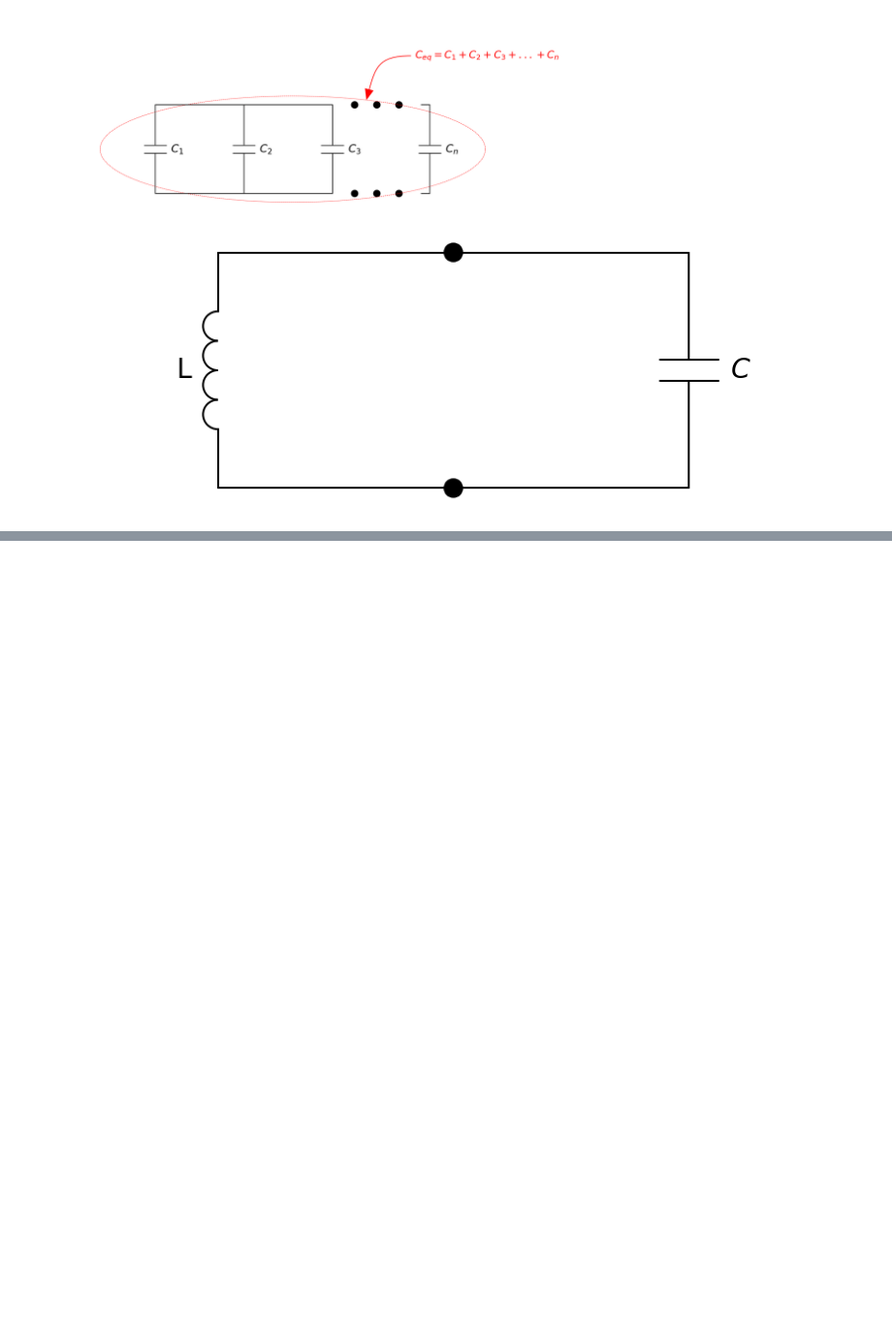
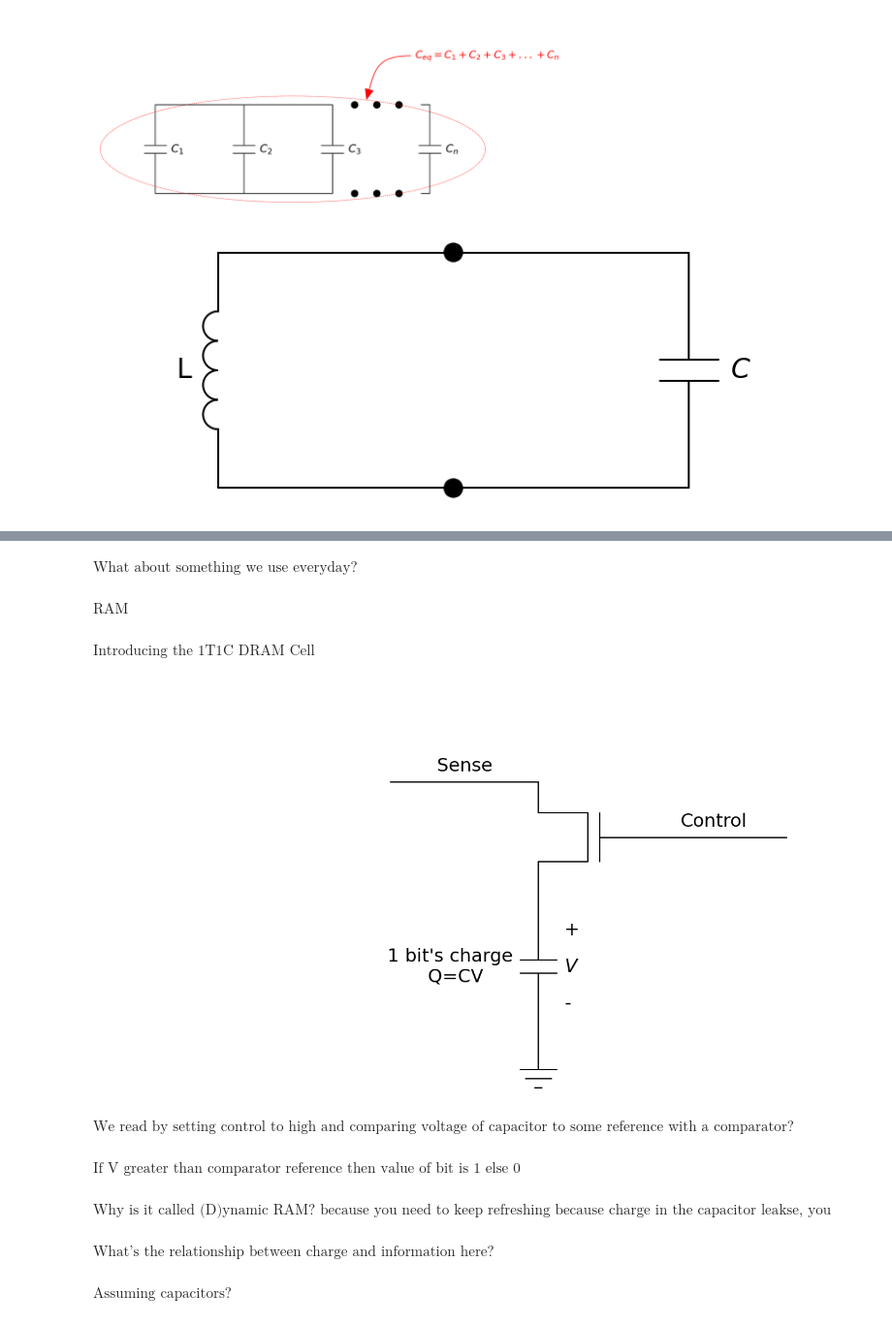
Before and after one commit to Sultan-Miscellaneous/LC_Interactive, a Jupyter notebook: LC_interactive.ipynb, the cells around one changed output, grey strips where cells are left out. Shown at 97% size. Drawn from its saved outputs; the diff is of its cells as text; code cells hidden in the pictures; blank space fills up the shorter version.

```diff
--- a/LC_interactive.ipynb
+++ b/LC_interactive.ipynb
@@ -246,11 +215,0 @@ with schemdraw.Drawing() as d:
-# %%
-with schemdraw.Drawing() as d:
-    d.config(inches_per_unit=2, unit=2)
-    d += (s1 := elm.Line())
-    d += (s2 := elm.Line())
-    d += (c1 := elm.Capacitor().down().label(f'$C_{0}$', loc="bot", fontsize=30))
-    d += (s3 := elm.Line().left())
-    d += (s4 := elm.Line().left())
-    d += (l1 := elm.Inductor().up().label(f'L', loc="top", fontsize=30))
-    d += (s5 := elm.Line().right())
-    d += elm.LoopCurrent([d1, c1, d2, l1], direction='cw').label(r'$I(t)=-V_0\sqrt{\frac{C}{L}}.\sin (\frac{1}{\sqrt{LC}})$', fontsize=30)
@@ -348,0 +266,39 @@ $\displaystyle V(t)=\mathscr{L}^{-1}\{V_0.\frac{s}{s^2+(\frac{1}{\sqrt{LC}})^2}\
+# %%
+display(Math(r"\text{What about something we use everyday?}"))
+display(Math(r"\text{RAM}"))
+display(Math(r"\text{Introducing the 1T1C DRAM Cell}"))
+with schemdraw.Drawing() as d:
+    d.config(inches_per_unit=2, unit=2)
+    d += (s1 := elm.Line().label('Sense', fontsize=32))
+    d += (t1 := elm.transistors.NFet())
+    d += (s1 := elm.Line().at(t1.gate).label('Control', fontsize=32))
+
+    d += (d1 := elm.Capacitor().down().at(t1.source).label("1 bit's charge\nQ=CV     ", fontsize=32).label(['+', '$V$', '-'], loc='bot', fontsize=32))
+    d += (d1 := elm.Ground())
+    # d += (s2 := elm.Line())
+    # d += (c1 := elm.Capacitor().down().label(f'$C$', loc="bot", fontsize=30))
+    # d += (s3 := elm.Line().left())
+    # d += (d2 := elm.Dot())
+    # d += (s4 := elm.Line().left())
+    # d += (l1 := elm.Inductor().up().label(f'L', loc="top", fontsize=30))
+    # d += (s5 := elm.Line().right())
+display(Math(r"\text{We read by setting control to high and comparing voltage of capacitor to some reference with a comparator?}"))
+display(Math(r"\text{If V greater than comparator reference then value of bit is 1 else 0}"))
+display(Math(r"\text{Why is it called (D)ynamic RAM? because you need to keep refreshing because charge in the capacitor leakse, you refresh by reading through the comparitor}"))
+display(Math(r"\text{What's the relationship between electrons and information here?}"))
+display(Math(r"\text{Assuming Capacitance C=75fF}"))
+display(Math(r"\text{Assuming V=3}"))
+display(Math(r"\text{Q=10^-15 coulomb}"))
+display(Math(r"\text{1 coulomb = 10^19 electrons}"))
+display(Math(r"\text{So the capacitor needs ~1000 electrons to store 1 bit}"))
+display(Math(r"\text{Can we make that a little more efficient?}"))
+# %% [output]
+$\displaystyle \text{What about something we use everyday?}$
+$\displaystyle \text{RAM}$
+$\displaystyle \text{Introducing the 1T1C DRAM Cell}$
+[figure, added]
+$\displaystyle \text{We read by setting control to high and comparing voltage of capacitor to some reference with a comparator?}$
+$\displaystyle \text{If V greater than comparator reference then value of bit is 1 else 0}$
+$\displaystyle \text{Why is it called (D)ynamic RAM? because you need to keep refreshing because charge in the capacitor leakse, you refresh by reading through the comparitor}$
+$\displaystyle \text{What's the relationship between charge and information here?}$
+$\displaystyle \text{Assuming capacitors?}$
```
Also changed, not shown: parts of 11 cells of this notebook.
